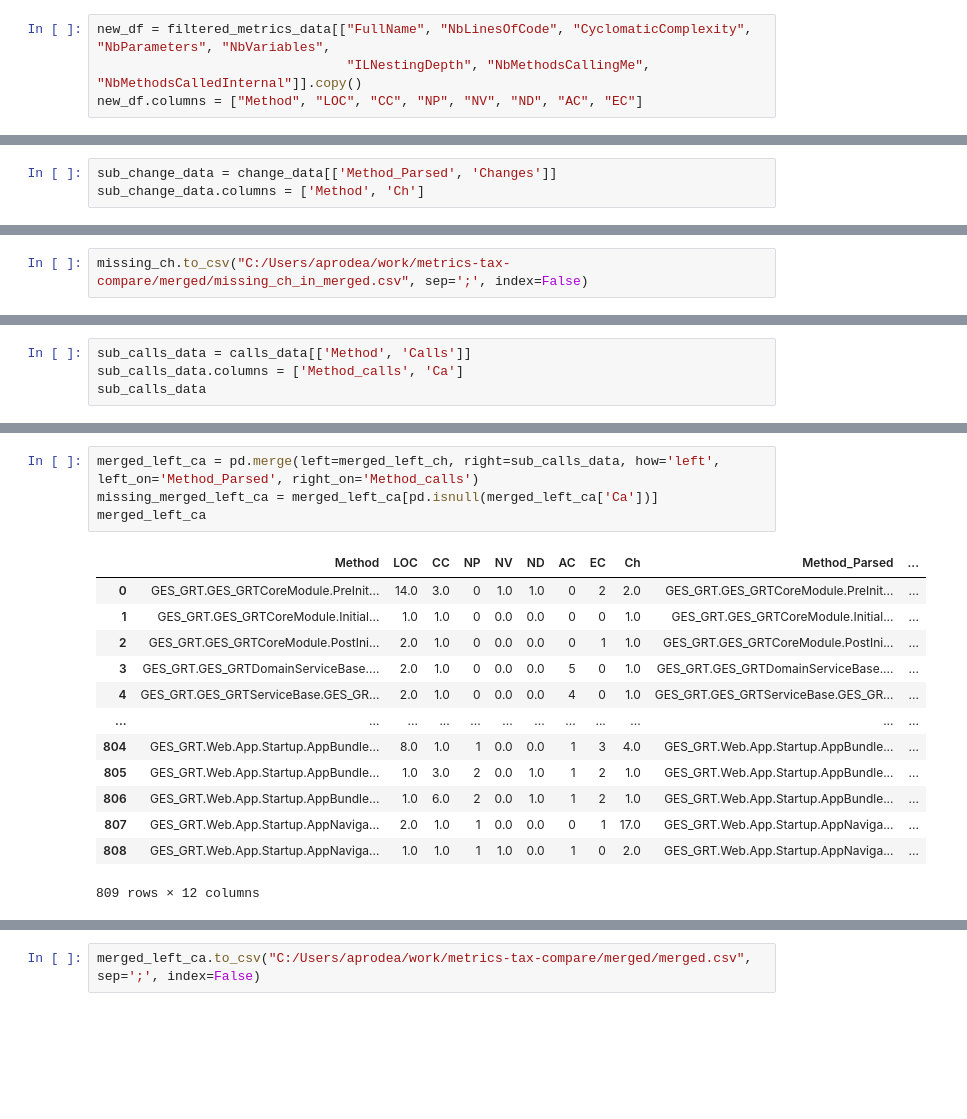
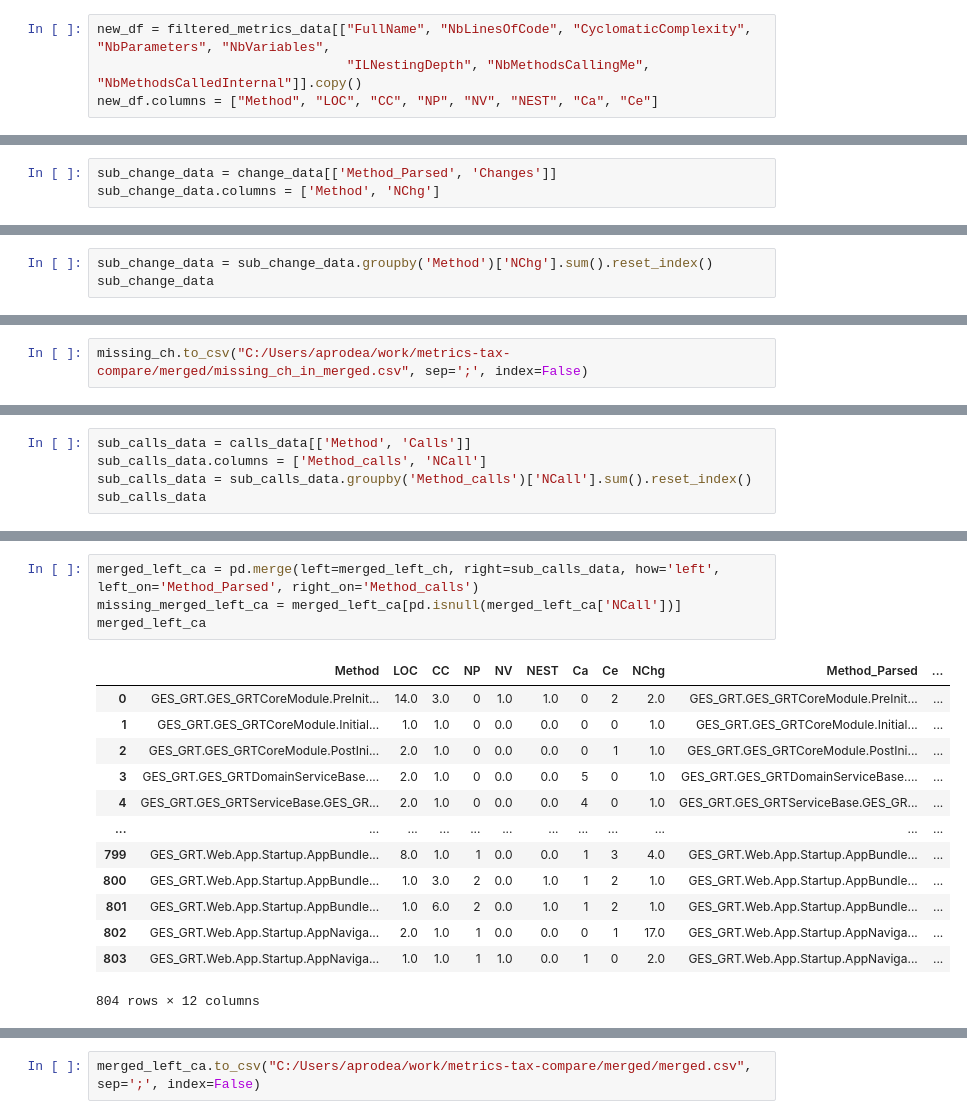
Before and after one commit to ana28p/code-analyzer, a Jupyter notebook: datareading/MyNotebook.ipynb, the cells around one changed output, grey strips where cells are left out. Cells and saved outputs as stored; diff of their text form; blank space fills up the shorter version.

```diff
--- a/datareading/MyNotebook.ipynb
+++ b/datareading/MyNotebook.ipynb
@@ -212,7 +212,7 @@ filtered_metrics_data = filtered_metrics_data[non_abstract & no_setters & no_get
 # %%
 new_df = filtered_metrics_data[["FullName", "NbLinesOfCode", "CyclomaticComplexity", "NbParameters", "NbVariables",
                                 "ILNestingDepth", "NbMethodsCallingMe", "NbMethodsCalledInternal"]].copy()
-new_df.columns = ["Method", "LOC", "CC", "NP", "NV", "ND", "AC", "EC"]
+new_df.columns = ["Method", "LOC", "CC", "NP", "NV", "NEST", "Ca", "Ce"]
 # %%
 def ctor_to_class_name(value):
     if "..ctor" in value:
@@ -242,4 +258,4 @@ new_df.to_csv("C:/Users/aprodea/work/metrics-tax-compare/merged/subset__metrics.
 calls_data.to_csv("C:/Users/aprodea/work/metrics-tax-compare/merged/all_calls.csv", sep=';', index=False)
 # %%
 sub_change_data = change_data[['Method_Parsed', 'Changes']]
-sub_change_data.columns = ['Method', 'Ch']
+sub_change_data.columns = ['Method', 'NChg']
@@ -251,0 +264,3 @@ dtype: object
+# %%
+sub_change_data = sub_change_data.groupby('Method')['NChg'].sum().reset_index()
+sub_change_data
@@ -314,5 +343,6 @@ merged_left_ch
 # %%
 sub_calls_data = calls_data[['Method', 'Calls']]
-sub_calls_data.columns = ['Method_calls', 'Ca']
+sub_calls_data.columns = ['Method_calls', 'NCall']
+sub_calls_data = sub_calls_data.groupby('Method_calls')['NCall'].sum().reset_index()
 sub_calls_data
 # %% [output]
@@ -332,21 +362,21 @@ sub_calls_data
 # %%
 merged_left_ca = pd.merge(left=merged_left_ch, right=sub_calls_data, how='left', left_on='Method_Parsed', right_on='Method_calls')
-missing_merged_left_ca = merged_left_ca[pd.isnull(merged_left_ca['Ca'])]
+missing_merged_left_ca = merged_left_ca[pd.isnull(merged_left_ca['NCall'])]
 merged_left_ca
 # %% [output]
-|  | Method | LOC | CC | NP | NV | ND | AC | EC | Ch | Method_Parsed | ... |
+|  | Method | LOC | CC | NP | NV | NEST | Ca | Ce | NChg | Method_Parsed | ... |
 | 0 | GES_GRT.GES_GRTCoreModule.PreInit... | 14.0 | 3.0 | 0 | 1.0 | 1.0 | 0 | 2 | 2.0 | GES_GRT.GES_GRTCoreModule.PreInit... | ... |
 | 1 | GES_GRT.GES_GRTCoreModule.Initial... | 1.0 | 1.0 | 0 | 0.0 | 0.0 | 0 | 0 | 1.0 | GES_GRT.GES_GRTCoreModule.Initial... | ... |
 | 2 | GES_GRT.GES_GRTCoreModule.PostIni... | 2.0 | 1.0 | 0 | 0.0 | 0.0 | 0 | 1 | 1.0 | GES_GRT.GES_GRTCoreModule.PostIni... | ... |
 | 3 | GES_GRT.GES_GRTDomainServiceBase.... | 2.0 | 1.0 | 0 | 0.0 | 0.0 | 5 | 0 | 1.0 | GES_GRT.GES_GRTDomainServiceBase.... | ... |
 | 4 | GES_GRT.GES_GRTServiceBase.GES_GR... | 2.0 | 1.0 | 0 | 0.0 | 0.0 | 4 | 0 | 1.0 | GES_GRT.GES_GRTServiceBase.GES_GR... | ... |
 | ... | ... | ... | ... | ... | ... | ... | ... | ... | ... | ... | ... |
-| 804 | GES_GRT.Web.App.Startup.AppBundle... | 8.0 | 1.0 | 1 | 0.0 | 0.0 | 1 | 3 | 4.0 | GES_GRT.Web.App.Startup.AppBundle... | ... |
-| 805 | GES_GRT.Web.App.Startup.AppBundle... | 1.0 | 3.0 | 2 | 0.0 | 1.0 | 1 | 2 | 1.0 | GES_GRT.Web.App.Startup.AppBundle... | ... |
-| 806 | GES_GRT.Web.App.Startup.AppBundle... | 1.0 | 6.0 | 2 | 0.0 | 1.0 | 1 | 2 | 1.0 | GES_GRT.Web.App.Startup.AppBundle... | ... |
-| 807 | GES_GRT.Web.App.Startup.AppNaviga... | 2.0 | 1.0 | 1 | 0.0 | 0.0 | 0 | 1 | 17.0 | GES_GRT.Web.App.Startup.AppNaviga... | ... |
-| 808 | GES_GRT.Web.App.Startup.AppNaviga... | 1.0 | 1.0 | 1 | 1.0 | 0.0 | 1 | 0 | 2.0 | GES_GRT.Web.App.Startup.AppNaviga... | ... |
+| 799 | GES_GRT.Web.App.Startup.AppBundle... | 8.0 | 1.0 | 1 | 0.0 | 0.0 | 1 | 3 | 4.0 | GES_GRT.Web.App.Startup.AppBundle... | ... |
+| 800 | GES_GRT.Web.App.Startup.AppBundle... | 1.0 | 3.0 | 2 | 0.0 | 1.0 | 1 | 2 | 1.0 | GES_GRT.Web.App.Startup.AppBundle... | ... |
+| 801 | GES_GRT.Web.App.Startup.AppBundle... | 1.0 | 6.0 | 2 | 0.0 | 1.0 | 1 | 2 | 1.0 | GES_GRT.Web.App.Startup.AppBundle... | ... |
+| 802 | GES_GRT.Web.App.Startup.AppNaviga... | 2.0 | 1.0 | 1 | 0.0 | 0.0 | 0 | 1 | 17.0 | GES_GRT.Web.App.Startup.AppNaviga... | ... |
+| 803 | GES_GRT.Web.App.Startup.AppNaviga... | 1.0 | 1.0 | 1 | 1.0 | 0.0 | 1 | 0 | 2.0 | GES_GRT.Web.App.Startup.AppNaviga... | ... |
-809 rows × 12 columns
+804 rows × 12 columns
 # %%
 merged_left_ca.drop(['Method_Parsed', 'Method_calls'], axis=1, inplace=True)
 merged_left_ca
```
Also changed, not shown: parts of 83 cells of this notebook, 1 other file.
